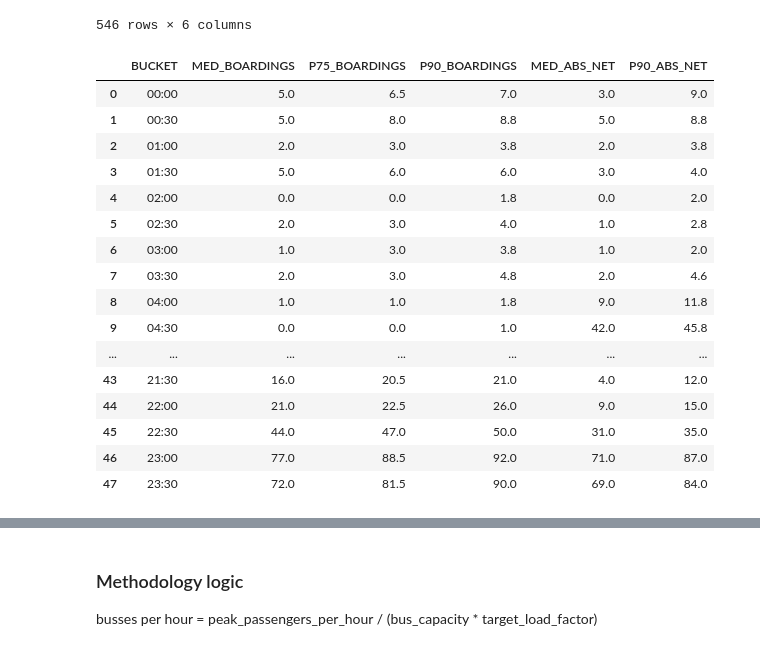
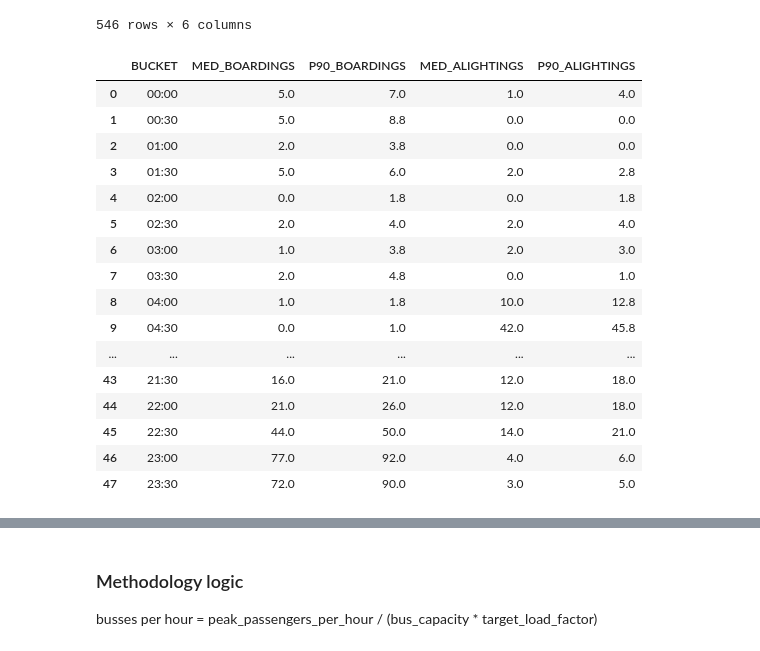
Before and after one commit to morgan1461/WMC-dashboard, a Jupyter notebook: analysis_notebooks/med_center_peak_analysis.ipynb, the cells around one changed output, grey strips where cells are left out. Cells and saved outputs as stored; diff of their text form; code cells hidden in the pictures.

```diff
--- a/analysis_notebooks/med_center_peak_analysis.ipynb
+++ b/analysis_notebooks/med_center_peak_analysis.ipynb
@@ -284,32 +284,32 @@ daily_bucket
 # %%
 # Grouping the data by 30 min intervals, and taking median of each for a more robust measure of central tendency across the studied timeframe
 peak_table = (
     daily_bucket.groupby("BUCKET", as_index=False)
         .agg(
             MED_BOARDINGS=("BOARDINGS", "median"), # median across all days bus ran at each 30 min interval
-            P75_BOARDINGS=("BOARDINGS", lambda s: np.percentile(s, 75)), # 75th percentile across all days bus ran at each 30 min interval
+            #P75_BOARDINGS=("BOARDINGS", lambda s: np.percentile(s, 75)), # 75th percentile across all days bus ran at each 30 min interval
             P90_BOARDINGS=("BOARDINGS", lambda s: np.percentile(s, 90)), # 90th percentile across all days bus ran at each 30 min interval
-            MED_ABS_NET=("ABS_NET", "median"), # not exactly sure how useful this is but ill keep it for now
-            P90_ABS_NET=("ABS_NET", lambda s: np.percentile(s, 90))
+            MED_ALIGHTINGS=("ALIGHTINGS", "median"),
+            P90_ALIGHTINGS=("ALIGHTINGS", lambda s: np.percentile(s, 90)), # 90th percentile across all days bus ran at each 30 min interval
         )
         .sort_values("BUCKET")
 )
 peak_table
 # %% [output]
-|  | BUCKET | MED_BOARDINGS | P75_BOARDINGS | P90_BOARDINGS | MED_ABS_NET | P90_ABS_NET |
-| 0 | 00:00 | 5.0 | 6.5 | 7.0 | 3.0 | 9.0 |
-| 1 | 00:30 | 5.0 | 8.0 | 8.8 | 5.0 | 8.8 |
-| 2 | 01:00 | 2.0 | 3.0 | 3.8 | 2.0 | 3.8 |
-| 3 | 01:30 | 5.0 | 6.0 | 6.0 | 3.0 | 4.0 |
-| 4 | 02:00 | 0.0 | 0.0 | 1.8 | 0.0 | 2.0 |
-| 5 | 02:30 | 2.0 | 3.0 | 4.0 | 1.0 | 2.8 |
-| 6 | 03:00 | 1.0 | 3.0 | 3.8 | 1.0 | 2.0 |
-| 7 | 03:30 | 2.0 | 3.0 | 4.8 | 2.0 | 4.6 |
-| 8 | 04:00 | 1.0 | 1.0 | 1.8 | 9.0 | 11.8 |
-| 9 | 04:30 | 0.0 | 0.0 | 1.0 | 42.0 | 45.8 |
-| ... | ... | ... | ... | ... | ... | ... |
-| 43 | 21:30 | 16.0 | 20.5 | 21.0 | 4.0 | 12.0 |
-| 44 | 22:00 | 21.0 | 22.5 | 26.0 | 9.0 | 15.0 |
-| 45 | 22:30 | 44.0 | 47.0 | 50.0 | 31.0 | 35.0 |
-| 46 | 23:00 | 77.0 | 88.5 | 92.0 | 71.0 | 87.0 |
-| 47 | 23:30 | 72.0 | 81.5 | 90.0 | 69.0 | 84.0 |
+|  | BUCKET | MED_BOARDINGS | P90_BOARDINGS | MED_ALIGHTINGS | P90_ALIGHTINGS |
+| 0 | 00:00 | 5.0 | 7.0 | 1.0 | 4.0 |
+| 1 | 00:30 | 5.0 | 8.8 | 0.0 | 0.0 |
+| 2 | 01:00 | 2.0 | 3.8 | 0.0 | 0.0 |
+| 3 | 01:30 | 5.0 | 6.0 | 2.0 | 2.8 |
+| 4 | 02:00 | 0.0 | 1.8 | 0.0 | 1.8 |
+| 5 | 02:30 | 2.0 | 4.0 | 2.0 | 4.0 |
+| 6 | 03:00 | 1.0 | 3.8 | 2.0 | 3.0 |
+| 7 | 03:30 | 2.0 | 4.8 | 0.0 | 1.0 |
+| 8 | 04:00 | 1.0 | 1.8 | 10.0 | 12.8 |
+| 9 | 04:30 | 0.0 | 1.0 | 42.0 | 45.8 |
+| ... | ... | ... | ... | ... | ... |
+| 43 | 21:30 | 16.0 | 21.0 | 12.0 | 18.0 |
+| 44 | 22:00 | 21.0 | 26.0 | 12.0 | 18.0 |
+| 45 | 22:30 | 44.0 | 50.0 | 14.0 | 21.0 |
+| 46 | 23:00 | 77.0 | 92.0 | 4.0 | 6.0 |
+| 47 | 23:30 | 72.0 | 90.0 | 3.0 | 5.0 |
```
Also changed, not shown: parts of 4 cells of this notebook.
